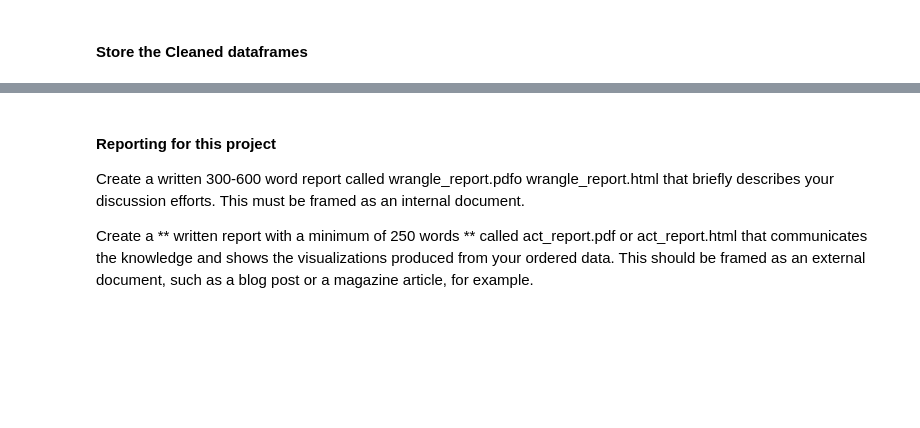
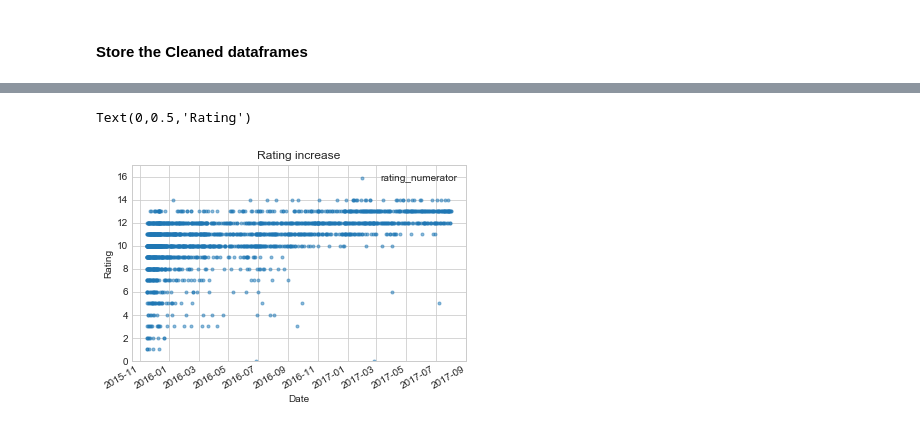
Before and after one commit to apozuelog/Wrangle-and-Analyze-Data, a Jupyter notebook: wrangle_act.ipynb, the cells around one changed output, grey strips where cells are left out. Drawn from its saved outputs; the diff is of its cells as text; code cells hidden in the pictures; blank space fills up the shorter version.

```diff
--- a/wrangle_act.ipynb
+++ b/wrangle_act.ipynb
@@ -507,24 +526,0 @@ import seaborn as sns
-# %%
-####################
-###### CAMBIAR #####
-####################
-
-#Visualization comparing the favorite & retweet counts
-sns.set_style('whitegrid')
-g = sns.jointplot(x="retweet_count",
-                  y="favorite_count",
-                  data=df_merge,
-                  color="blue",
-                  kind="kde",
-                  size=10)
-g.plot_joint(plt.scatter,
-             c="black",
-             s=80,
-             linewidth=1,
-             marker="+",
-             alpha=0.45)
-g.set_axis_labels("Retweet Count", "Favorite Count",fontsize=12)
-
-g.fig.subplots_adjust(top=0.9)
-sns.plt.suptitle('Is there a correlation between the retweet & favorite counts?',
-                 fontsize=16)
@@ -534,5 +527,8 @@ NameError: name 'plt' is not defined
-# %% [markdown]
-#### **Reporting for this project**
-Create a written 300-600 word report called wrangle_report.pdfo wrangle_report.html that briefly describes your discussion efforts. This must be framed as an internal document.
-
-Create a ** written report with a minimum of 250 words ** called act_report.pdf or act_report.html that communicates the knowledge and shows the visualizations produced from your ordered data. This should be framed as an external document, such as a blog post or a magazine article, for example.
+# %%
+df.plot(y ='rating_numerator', ylim=[0,17], style = '.', alpha = .5)
+plt.title('Rating increase')
+plt.xlabel('Date')
+plt.ylabel('Rating')
+# %% [output]
+Text(0,0.5,'Rating')
+[figure, added]
```
Also changed, not shown: parts of 23 cells of this notebook.
